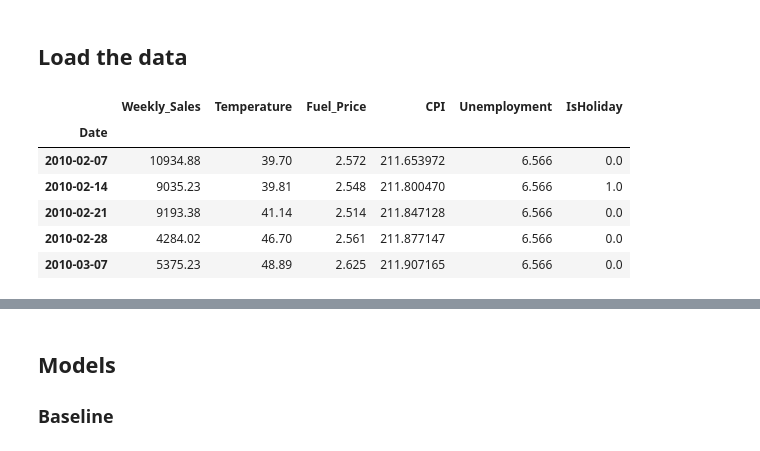
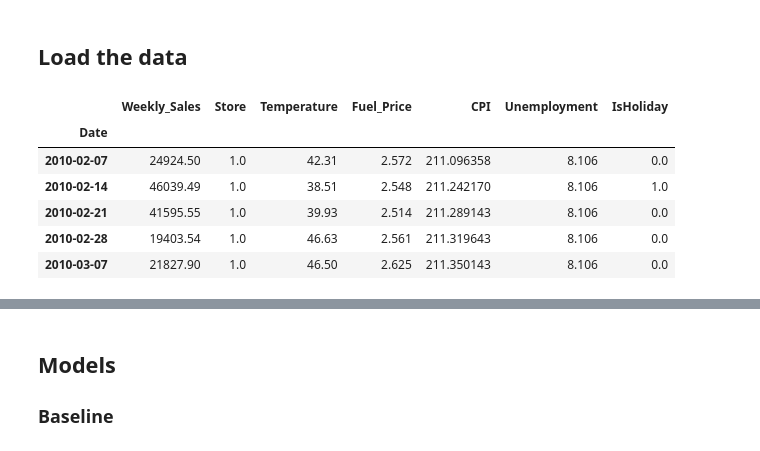
Before and after one commit to kosmydel/stock-timeseries-prediction, a Jupyter notebook: walmart-sales.ipynb, the cells around one changed output, grey strips where cells are left out. Saved outputs shown, nothing was run; the diff lists cells and outputs as text; code cells hidden in the pictures.

```diff
--- a/walmart-sales.ipynb
+++ b/walmart-sales.ipynb
@@ -16,39 +16,44 @@ USE_PRETRAINED_MODEL = True
 # %% [markdown]
 ## Load the data
 # %%
-STORE_ID = 5
+STORE_ID = 1
 
 # Load data
 df_train = pd.read_csv(f"{DATASET_FOLDER}/train.csv")
 df_features = pd.read_csv(f"{DATASET_FOLDER}/features.csv")
-
-# Get data from one store
-df = df_train[df_train["Store"] == STORE_ID]
-df = df[df["Dept"] == STORE_ID]
-
-# Drop redundant columns
-df = df.drop(["Store", "Dept", "IsHoliday"], axis=1)
-df["Date"] = pd.to_datetime(df["Date"])
-df = df.set_index("Date").resample("W").mean()
+df_stores = pd.read_csv(f"{DATASET_FOLDER}/stores.csv")
 
 
-df_features = df_features.drop(
-    ["MarkDown1", "MarkDown2", "MarkDown3", "MarkDown4", "MarkDown5"], axis=1
-)
-df_features = df_features[df_features["Store"] == STORE_ID]
-df_features["Date"] = pd.to_datetime(df_features["Date"])
-df_features = df_features.set_index("Date").resample("W").mean()
+def get_dataframe_for_store_id(store_id):
+    # Get data from one store
+    df = df_train[df_train["Store"] == store_id]
+    df = df[df["Dept"] == store_id]
 
-df = df.join(df_features, how="left")
-df = df.drop("Store", axis=1)
+    # Drop redundant columns
+    df = df.drop(["Store", "Dept", "IsHoliday"], axis=1)
+    df["Date"] = pd.to_datetime(df["Date"])
+    df = df.set_index("Date").resample("W").mean()
 
+    df_features2 = df_features[df_features["Store"] == store_id]
+    df_features2 = df_features2.drop(
+        ["MarkDown1", "MarkDown2", "MarkDown3", "MarkDown4", "MarkDown5"], axis=1
+    )
+    df_features2["Date"] = pd.to_datetime(df_features2["Date"])
+    df_features2 = df_features2.set_index("Date").resample("W").mean()
+
+    df = df.join(df_features2, how="left")
+
+    return df
+
+
+df = get_dataframe_for_store_id(STORE_ID)
 df.head()
 # %% [output]
-|  | Weekly_Sales | Temperature | Fuel_Price | CPI | Unemployment | IsHoliday |
-| Date |  |  |  |  |  |  |
-| 2010-02-07 | 10934.88 | 39.70 | 2.572 | 211.653972 | 6.566 | 0.0 |
-| 2010-02-14 | 9035.23 | 39.81 | 2.548 | 211.800470 | 6.566 | 1.0 |
-| 2010-02-21 | 9193.38 | 41.14 | 2.514 | 211.847128 | 6.566 | 0.0 |
-| 2010-02-28 | 4284.02 | 46.70 | 2.561 | 211.877147 | 6.566 | 0.0 |
-| 2010-03-07 | 5375.23 | 48.89 | 2.625 | 211.907165 | 6.566 | 0.0 |
+|  | Weekly_Sales | Store | Temperature | Fuel_Price | CPI | Unemployment | IsHoliday |
+| Date |  |  |  |  |  |  |  |
+| 2010-02-07 | 24924.50 | 1.0 | 42.31 | 2.572 | 211.096358 | 8.106 | 0.0 |
+| 2010-02-14 | 46039.49 | 1.0 | 38.51 | 2.548 | 211.242170 | 8.106 | 1.0 |
+| 2010-02-21 | 41595.55 | 1.0 | 39.93 | 2.514 | 211.289143 | 8.106 | 0.0 |
+| 2010-02-28 | 19403.54 | 1.0 | 46.63 | 2.561 | 211.319643 | 8.106 | 0.0 |
+| 2010-03-07 | 21827.90 | 1.0 | 46.50 | 2.625 | 211.350143 | 8.106 | 0.0 |
 # %%
```
Also changed, not shown: parts of 12 cells of this notebook, 1 other file.
